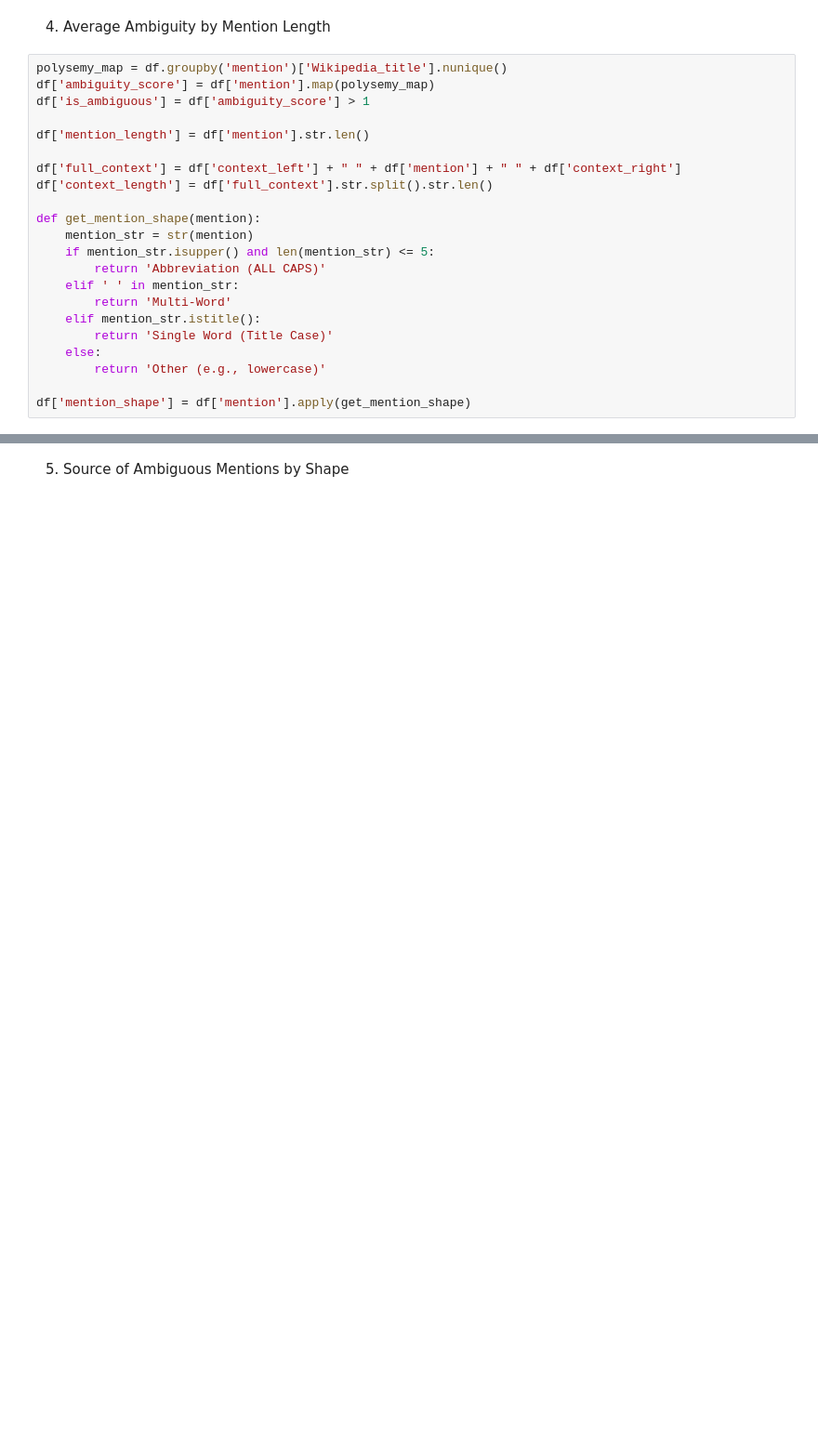
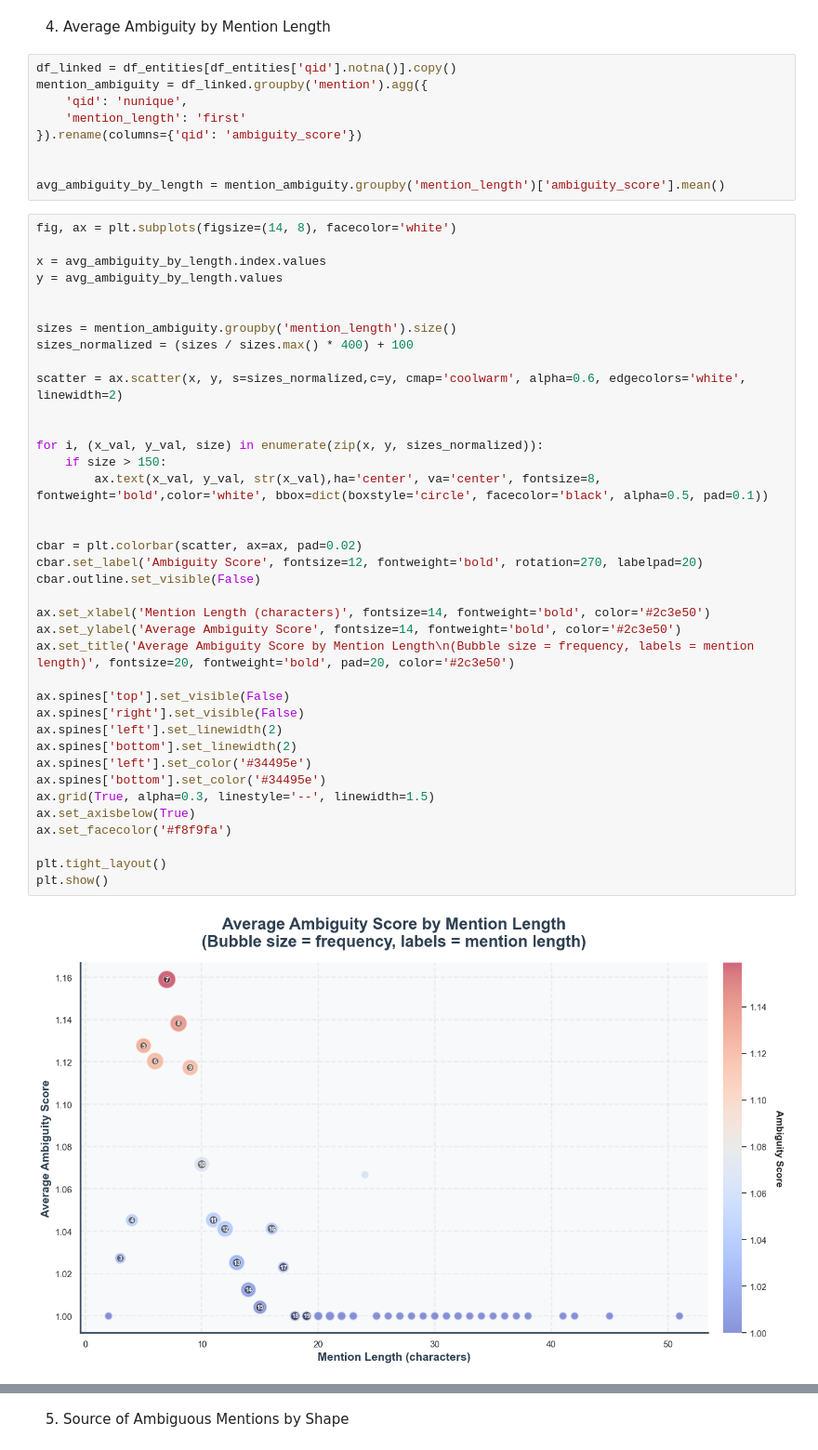
Before and after one commit to chihab4real/Clarify-and-Link, a Jupyter notebook: aida_analysis.ipynb, the cells around one changed output, grey strips where cells are left out. Shown at 93% size. Saved outputs shown, nothing was run; the diff lists cells and outputs as text; blank space fills up the shorter version.

```diff
--- a/aida_analysis.ipynb
+++ b/aida_analysis.ipynb
@@ -82,24 +178,51 @@ print("   'Jordan' = country, person, river, brand... Clarify-and-Link is ESSENT
 # %% [markdown]
 4. Average Ambiguity by Mention Length
+# %%
+df_linked = df_entities[df_entities['qid'].notna()].copy()
+mention_ambiguity = df_linked.groupby('mention').agg({
+    'qid': 'nunique',
+    'mention_length': 'first'
+}).rename(columns={'qid': 'ambiguity_score'})
+
+
+avg_ambiguity_by_length = mention_ambiguity.groupby('mention_length')['ambiguity_score'].mean()
 # %%
-polysemy_map = df.groupby('mention')['Wikipedia_title'].nunique()
-df['ambiguity_score'] = df['mention'].map(polysemy_map)
-df['is_ambiguous'] = df['ambiguity_score'] > 1
+fig, ax = plt.subplots(figsize=(14, 8), facecolor='white')
 
-df['mention_length'] = df['mention'].str.len()
+x = avg_ambiguity_by_length.index.values
+y = avg_ambiguity_by_length.values
 
-df['full_context'] = df['context_left'] + " " + df['mention'] + " " + df['context_right']
-df['context_length'] = df['full_context'].str.split().str.len()
 
-def get_mention_shape(mention):
-    mention_str = str(mention)
-    if mention_str.isupper() and len(mention_str) <= 5:
-        return 'Abbreviation (ALL CAPS)'
-    elif ' ' in mention_str:
-        return 'Multi-Word'
-    elif mention_str.istitle():
-        return 'Single Word (Title Case)'
-    else:
-        return 'Other (e.g., lowercase)'
+sizes = mention_ambiguity.groupby('mention_length').size()
+sizes_normalized = (sizes / sizes.max() * 400) + 100
 
-df['mention_shape'] = df['mention'].apply(get_mention_shape)
+scatter = ax.scatter(x, y, s=sizes_normalized,c=y, cmap='coolwarm', alpha=0.6, edgecolors='white', linewidth=2)
+
+
+for i, (x_val, y_val, size) in enumerate(zip(x, y, sizes_normalized)):
+    if size > 150:
+        ax.text(x_val, y_val, str(x_val),ha='center', va='center', fontsize=8, fontweight='bold',color='white', bbox=dict(boxstyle='circle', facecolor='black', alpha=0.5, pad=0.1))
+
+
+cbar = plt.colorbar(scatter, ax=ax, pad=0.02)
+cbar.set_label('Ambiguity Score', fontsize=12, fontweight='bold', rotation=270, labelpad=20)
+cbar.outline.set_visible(False)
+
+ax.set_xlabel('Mention Length (characters)', fontsize=14, fontweight='bold', color='#2c3e50')
+ax.set_ylabel('Average Ambiguity Score', fontsize=14, fontweight='bold', color='#2c3e50')
+ax.set_title('Average Ambiguity Score by Mention Length\n(Bubble size = frequency, labels = mention length)', fontsize=20, fontweight='bold', pad=20, color='#2c3e50')
+
+ax.spines['top'].set_visible(False)
+ax.spines['right'].set_visible(False)
+ax.spines['left'].set_linewidth(2)
+ax.spines['bottom'].set_linewidth(2)
+ax.spines['left'].set_color('#34495e')
+ax.spines['bottom'].set_color('#34495e')
+ax.grid(True, alpha=0.3, linestyle='--', linewidth=1.5)
+ax.set_axisbelow(True)
+ax.set_facecolor('#f8f9fa')
+
+plt.tight_layout()
+plt.show()
+# %% [output]
+[figure, added]
```
Also changed, not shown: parts of 41 cells of this notebook.
